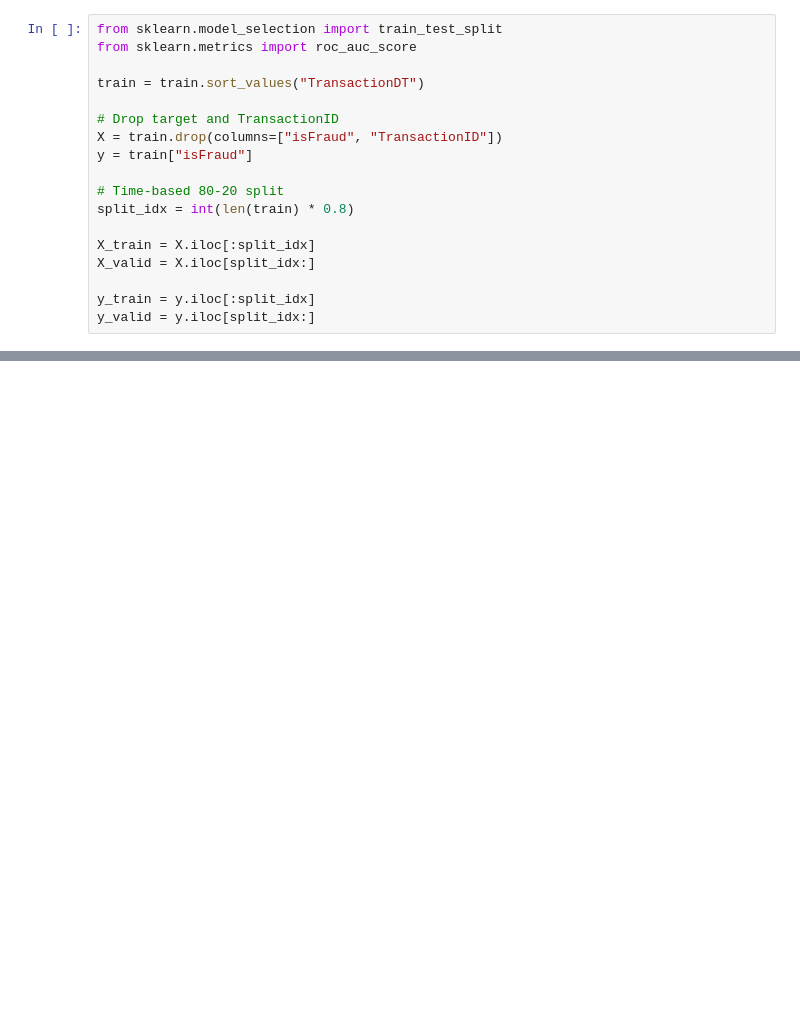
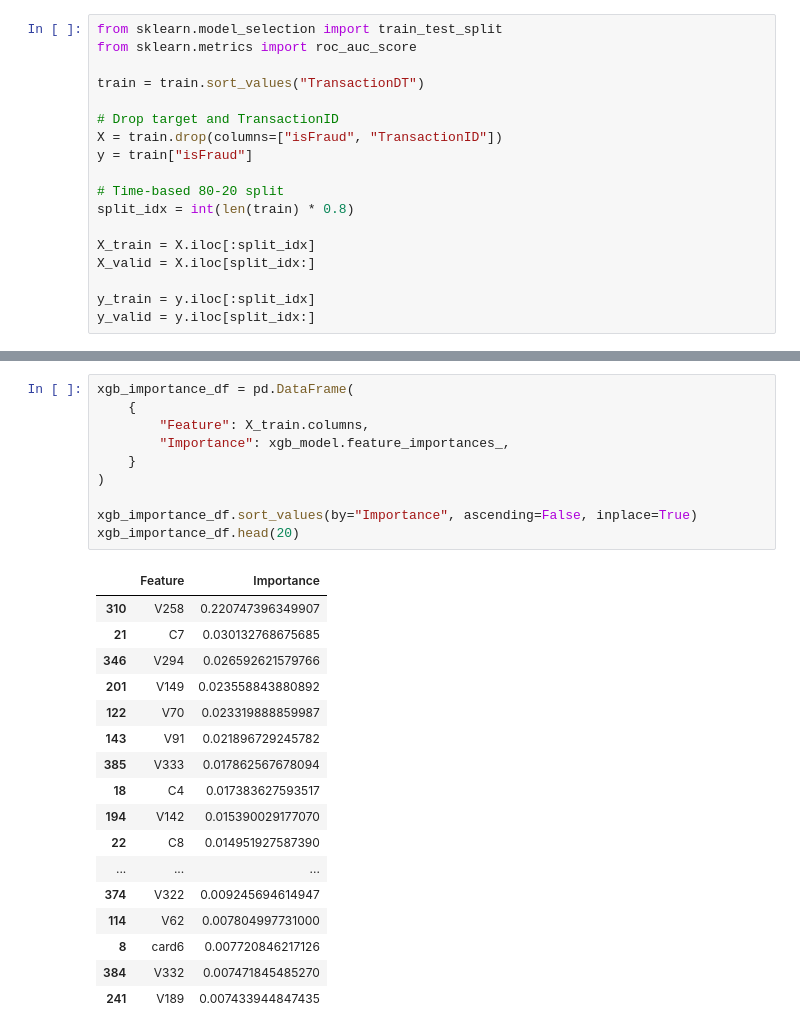
Before and after one commit to NghiaNguyen170192/minor-thesis, a Jupyter notebook: clean_dataset.ipynb, the cells around one changed output, grey strips where cells are left out. Drawn from its saved outputs; the diff is of its cells as text; blank space fills up the shorter version.

```diff
--- a/clean_dataset.ipynb
+++ b/clean_dataset.ipynb
@@ -330,0 +383,28 @@ ROC-AUC: 0.9082
+# %%
+xgb_importance_df = pd.DataFrame(
+    {
+        "Feature": X_train.columns,
+        "Importance": xgb_model.feature_importances_,
+    }
+)
+
+xgb_importance_df.sort_values(by="Importance", ascending=False, inplace=True)
+xgb_importance_df.head(20)
+# %% [output]
+|  | Feature | Importance |
+| 310 | V258 | 0.220747396349907 |
+| 21 | C7 | 0.030132768675685 |
+| 346 | V294 | 0.026592621579766 |
+| 201 | V149 | 0.023558843880892 |
+| 122 | V70 | 0.023319888859987 |
+| 143 | V91 | 0.021896729245782 |
+| 385 | V333 | 0.017862567678094 |
+| 18 | C4 | 0.017383627593517 |
+| 194 | V142 | 0.015390029177070 |
+| 22 | C8 | 0.014951927587390 |
+| ... | ... | ... |
+| 374 | V322 | 0.009245694614947 |
+| 114 | V62 | 0.007804997731000 |
+| 8 | card6 | 0.007720846217126 |
+| 384 | V332 | 0.007471845485270 |
+| 241 | V189 | 0.007433944847435 |
```
Also changed, not shown: parts of 9 cells of this notebook, 1 other file.
